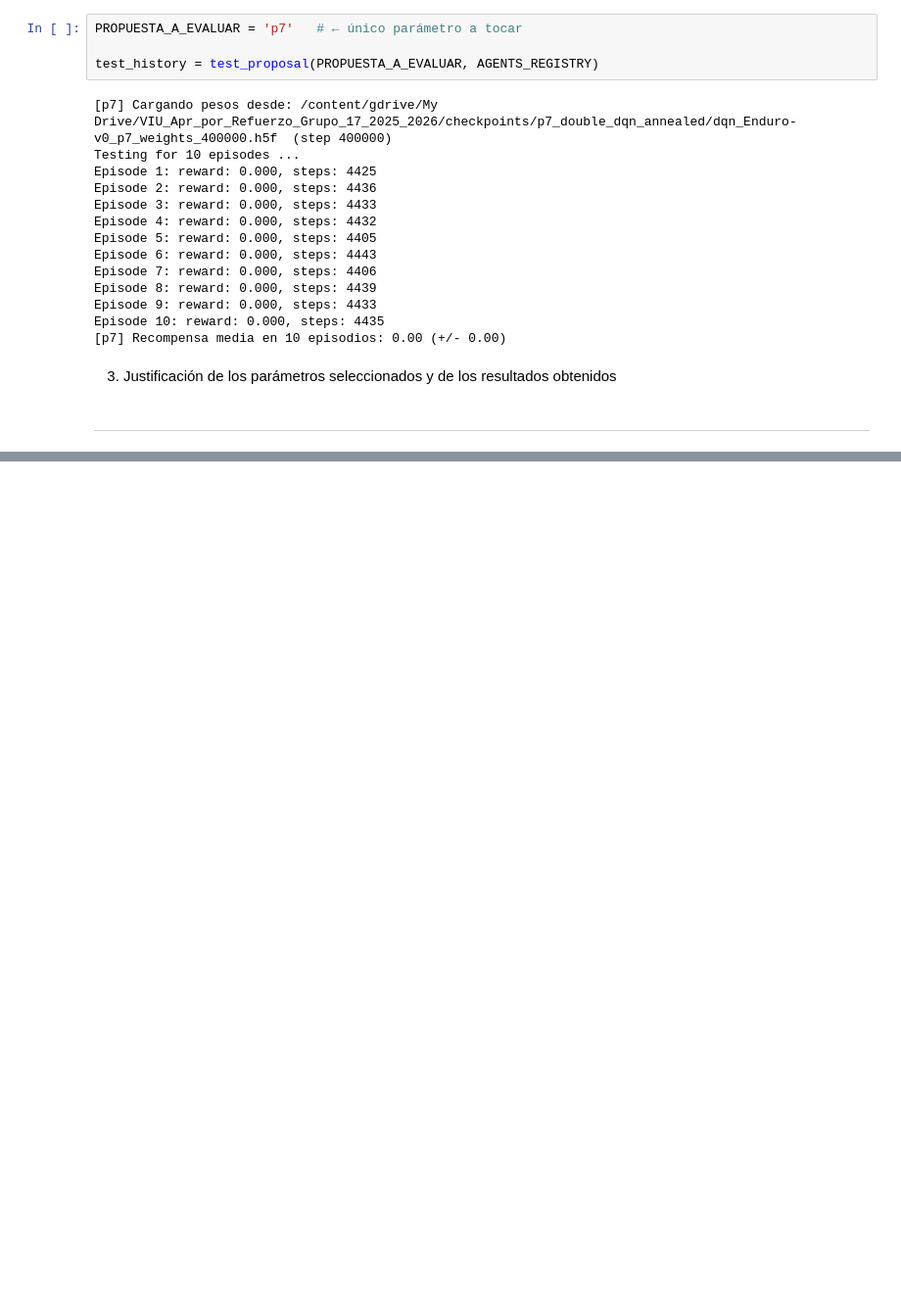
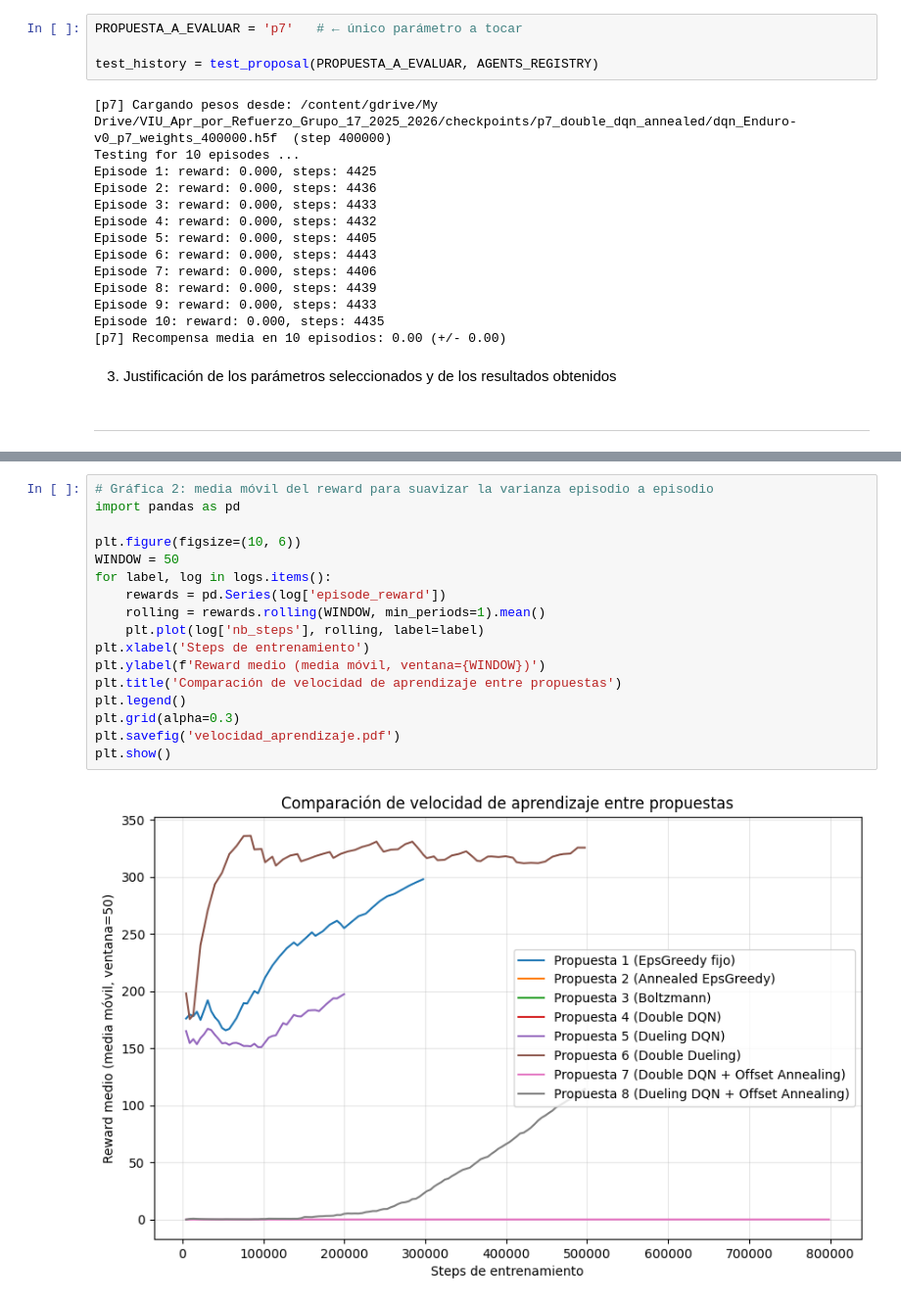
Before and after one commit to Williams-MP/VIU_Apr_por_Refuerzo_Grupo_17_2025_2026, a Jupyter notebook: Proyecto_práctico_Angel.ipynb, the cells around one changed output, grey strips where cells are left out. Shown at 98% size. Cells and saved outputs as stored; diff of their text form; blank space fills up the shorter version.

```diff
--- a/Proyecto_práctico_Angel.ipynb
+++ b/Proyecto_práctico_Angel.ipynb
@@ -696,0 +745,19 @@ Episode 10: reward: 0.000, steps: 4435
+# %%
+# Gráfica 2: media móvil del reward para suavizar la varianza episodio a episodio
+import pandas as pd
+
+plt.figure(figsize=(10, 6))
+WINDOW = 50
+for label, log in logs.items():
+    rewards = pd.Series(log['episode_reward'])
+    rolling = rewards.rolling(WINDOW, min_periods=1).mean()
+    plt.plot(log['nb_steps'], rolling, label=label)
+plt.xlabel('Steps de entrenamiento')
+plt.ylabel(f'Reward medio (media móvil, ventana={WINDOW})')
+plt.title('Comparación de velocidad de aprendizaje entre propuestas')
+plt.legend()
+plt.grid(alpha=0.3)
+plt.savefig('velocidad_aprendizaje.pdf')
+plt.show()
+# %% [output]
+[figure, added]
```
Also changed, not shown: parts of 5 cells of this notebook, 5 other files.
